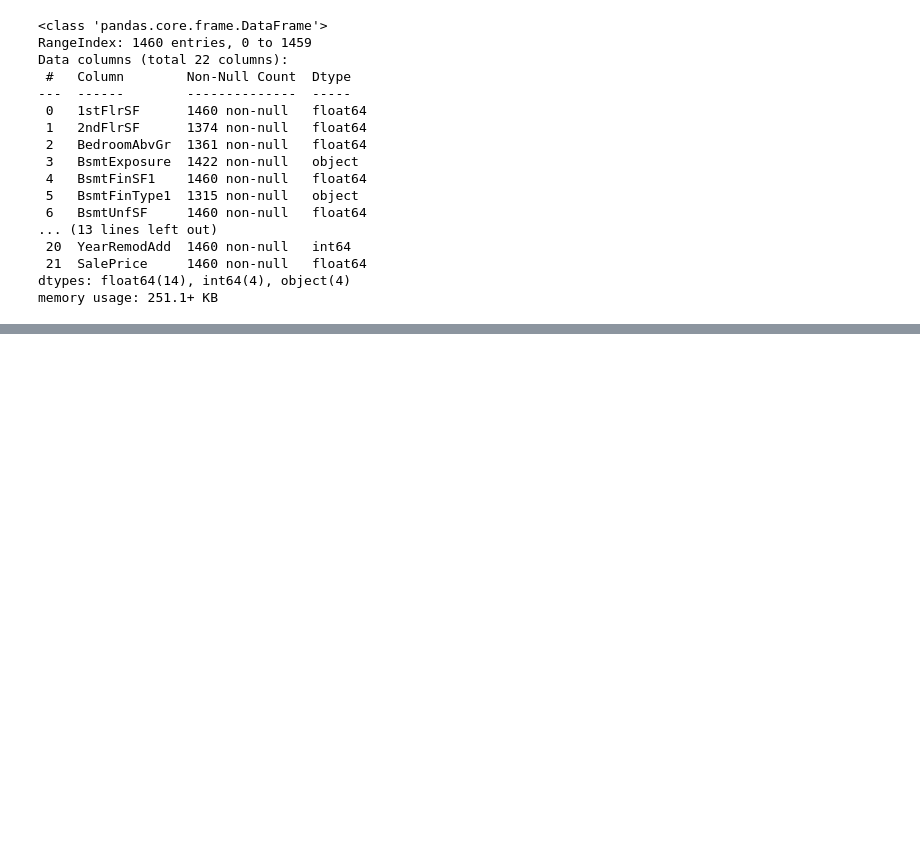
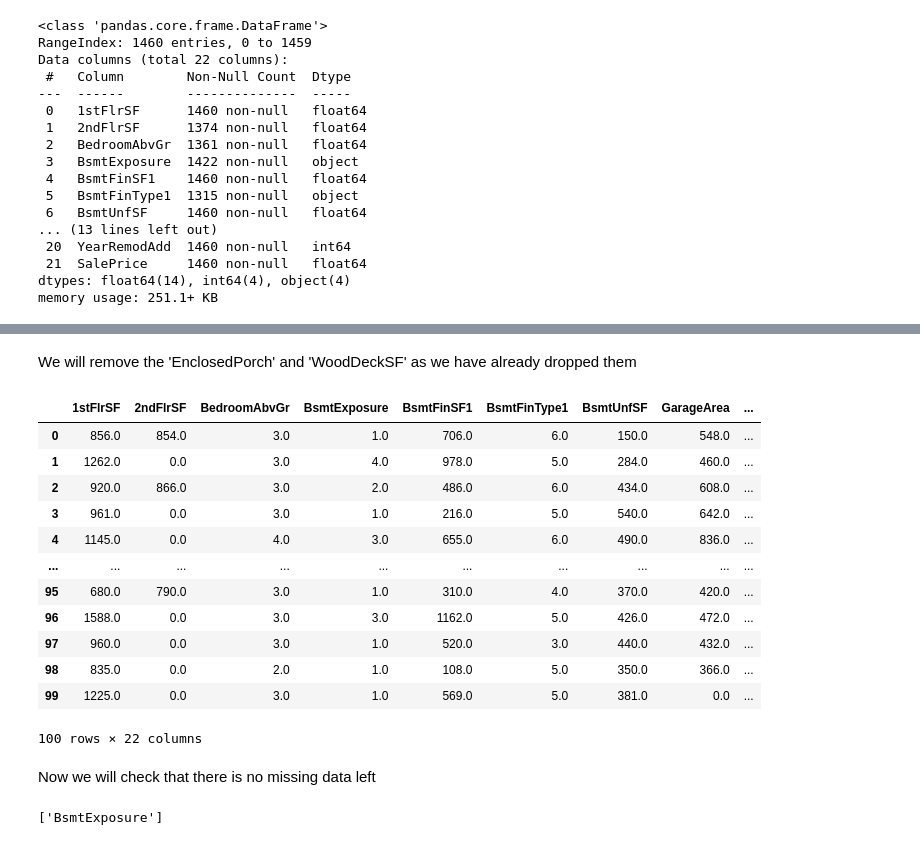
Before and after one commit to James-Burch/PP5-ML-PROJECT, a Jupyter notebook: jupyter_notebooks/2.DataCleaning.ipynb, the cells around one changed output, grey strips where cells are left out. Drawn from its saved outputs; the diff is of its cells as text; code cells hidden in the pictures; blank space fills up the shorter version.

```diff
--- a/jupyter_notebooks/2.DataCleaning.ipynb
+++ b/jupyter_notebooks/2.DataCleaning.ipynb
@@ -214,0 +204,39 @@ df.to_csv(f"outputs/datasets/collection/HousePricesRecords.csv",index=False)
+# %% [markdown]
+We will remove the 'EnclosedPorch' and 'WoodDeckSF' as we have already dropped them
+# %%
+vars_with_missing_data = ['2ndFlrSF', 'BedroomAbvGr', 'BsmtFinType1', 'GarageFinish', 'GarageYrBlt', 'LotFrontage', 'MasVnrArea']
+
+from feature_engine.imputation import MeanMedianImputer
+
+
+pipeline = Pipeline([
+      ('drop_features', DropFeatures(features_to_drop = ['EnclosedPorch', 'WoodDeckSF'])),
+      ('custom_encoder', MyCustomEncoder(variables=['BsmtExposure', 'BsmtFinType1', 'GarageFinish', 'KitchenQual'], dic=dic)),
+      ('median_imputer',  MeanMedianImputer(imputation_method='median', variables=vars_with_missing_data))
+])
+
+df1 = df.copy()
+df_transformed = pipeline.fit_transform(df1)
+df_transformed.head(100)
+# %% [output]
+|  | 1stFlrSF | 2ndFlrSF | BedroomAbvGr | BsmtExposure | BsmtFinSF1 | BsmtFinType1 | BsmtUnfSF | GarageArea | ... |
+| 0 | 856.0 | 854.0 | 3.0 | 1.0 | 706.0 | 6.0 | 150.0 | 548.0 | ... |
+| 1 | 1262.0 | 0.0 | 3.0 | 4.0 | 978.0 | 5.0 | 284.0 | 460.0 | ... |
+| 2 | 920.0 | 866.0 | 3.0 | 2.0 | 486.0 | 6.0 | 434.0 | 608.0 | ... |
+| 3 | 961.0 | 0.0 | 3.0 | 1.0 | 216.0 | 5.0 | 540.0 | 642.0 | ... |
+| 4 | 1145.0 | 0.0 | 4.0 | 3.0 | 655.0 | 6.0 | 490.0 | 836.0 | ... |
+| ... | ... | ... | ... | ... | ... | ... | ... | ... | ... |
+| 95 | 680.0 | 790.0 | 3.0 | 1.0 | 310.0 | 4.0 | 370.0 | 420.0 | ... |
+| 96 | 1588.0 | 0.0 | 3.0 | 3.0 | 1162.0 | 5.0 | 426.0 | 472.0 | ... |
+| 97 | 960.0 | 0.0 | 3.0 | 1.0 | 520.0 | 3.0 | 440.0 | 432.0 | ... |
+| 98 | 835.0 | 0.0 | 2.0 | 1.0 | 108.0 | 5.0 | 350.0 | 366.0 | ... |
+| 99 | 1225.0 | 0.0 | 3.0 | 1.0 | 569.0 | 5.0 | 381.0 | 0.0 | ... |
+100 rows × 22 columns
+# %% [markdown]
+Now we will check that there is no missing data left
+# %%
+vars_with_missing_data = df_transformed.columns[df_transformed.isna().sum() > 0].to_list()
+
+vars_with_missing_data
+# %% [output]
+['BsmtExposure']
```
Also changed, not shown: parts of 14 cells of this notebook.
